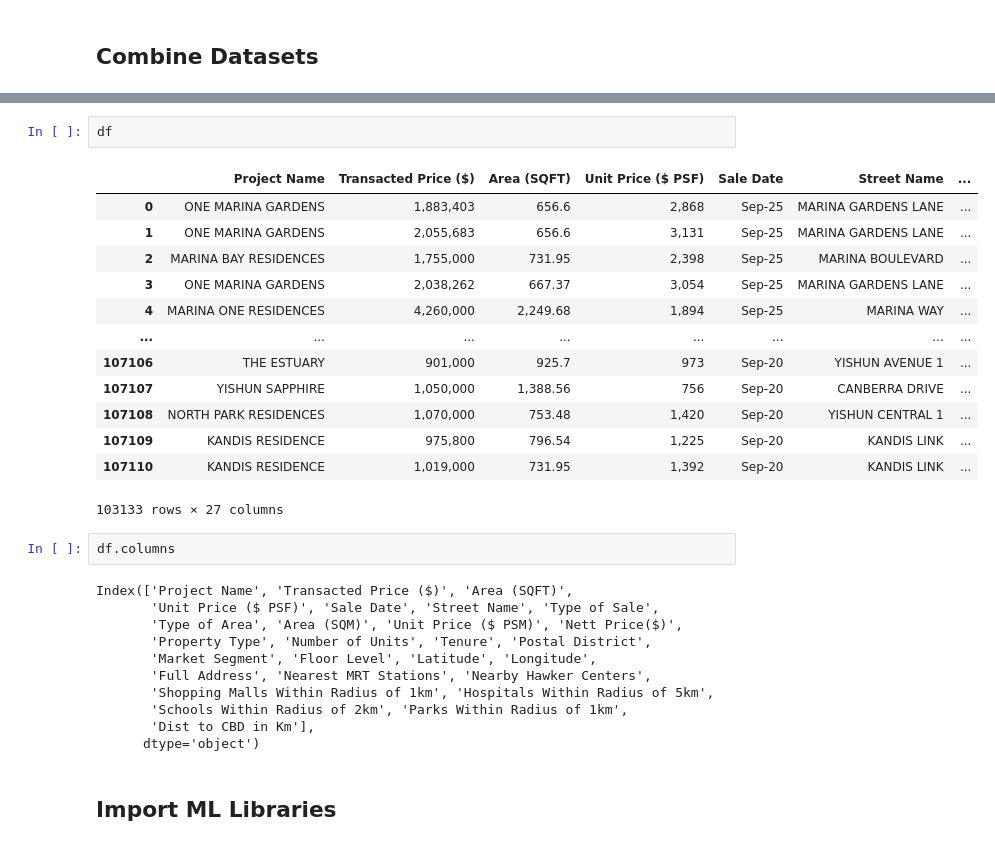
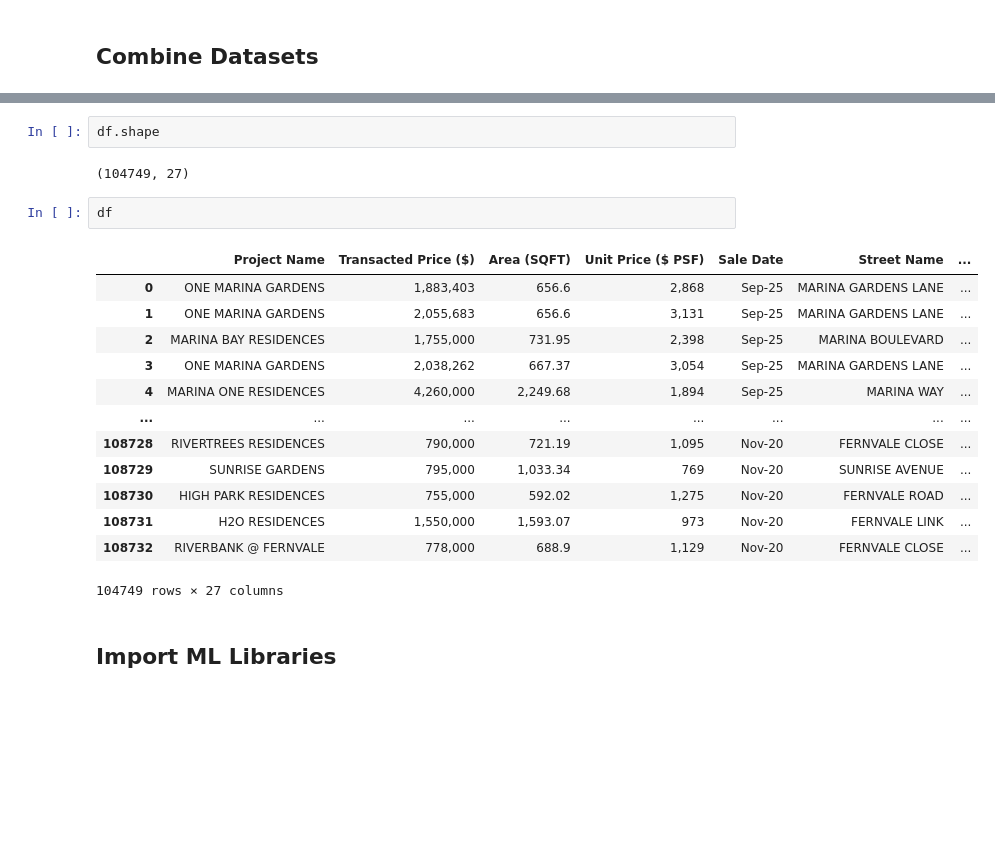
Before and after one commit to angelinemarcelle/COMP3522_Singapore_Private_Residential_Properties_Price_Analysis, a Jupyter notebook: notebooks/age_group.ipynb, the cells around one changed output, grey strips where cells are left out. Saved outputs shown, nothing was run; the diff lists cells and outputs as text; blank space fills up the shorter version.

```diff
--- a/notebooks/age_group.ipynb
+++ b/notebooks/age_group.ipynb
@@ -316,34 +313,25 @@ df = pd.concat([
 df.drop_duplicates(inplace=True)
 df.to_csv('../datasets/updated_coordinates/combined_updated.csv', index=False)
 # %%
-df
+df.shape
 # %% [output]
-|  | Project Name | Transacted Price ($) | Area (SQFT) | Unit Price ($ PSF) | Sale Date | Street Name | ... |
-| 0 | ONE MARINA GARDENS | 1,883,403 | 656.6 | 2,868 | Sep-25 | MARINA GARDENS LANE | ... |
-| 1 | ONE MARINA GARDENS | 2,055,683 | 656.6 | 3,131 | Sep-25 | MARINA GARDENS LANE | ... |
-| 2 | MARINA BAY RESIDENCES | 1,755,000 | 731.95 | 2,398 | Sep-25 | MARINA BOULEVARD | ... |
-| 3 | ONE MARINA GARDENS | 2,038,262 | 667.37 | 3,054 | Sep-25 | MARINA GARDENS LANE | ... |
-| 4 | MARINA ONE RESIDENCES | 4,260,000 | 2,249.68 | 1,894 | Sep-25 | MARINA WAY | ... |
-| ... | ... | ... | ... | ... | ... | ... | ... |
-| 107106 | THE ESTUARY | 901,000 | 925.7 | 973 | Sep-20 | YISHUN AVENUE 1 | ... |
-| 107107 | YISHUN SAPPHIRE | 1,050,000 | 1,388.56 | 756 | Sep-20 | CANBERRA DRIVE | ... |
-| 107108 | NORTH PARK RESIDENCES | 1,070,000 | 753.48 | 1,420 | Sep-20 | YISHUN CENTRAL 1 | ... |
-| 107109 | KANDIS RESIDENCE | 975,800 | 796.54 | 1,225 | Sep-20 | KANDIS LINK | ... |
-| 107110 | KANDIS RESIDENCE | 1,019,000 | 731.95 | 1,392 | Sep-20 | KANDIS LINK | ... |
-103133 rows × 27 columns
+(104749, 27)
 # %%
-df.columns
+df
 # %% [output]
+|  | Project Name | Transacted Price ($) | Area (SQFT) | Unit Price ($ PSF) | Sale Date | Street Name | ... |
+| 0 | ONE MARINA GARDENS | 1,883,403 | 656.6 | 2,868 | Sep-25 | MARINA GARDENS LANE | ... |
+| 1 | ONE MARINA GARDENS | 2,055,683 | 656.6 | 3,131 | Sep-25 | MARINA GARDENS LANE | ... |
+| 2 | MARINA BAY RESIDENCES | 1,755,000 | 731.95 | 2,398 | Sep-25 | MARINA BOULEVARD | ... |
+| 3 | ONE MARINA GARDENS | 2,038,262 | 667.37 | 3,054 | Sep-25 | MARINA GARDENS LANE | ... |
+| 4 | MARINA ONE RESIDENCES | 4,260,000 | 2,249.68 | 1,894 | Sep-25 | MARINA WAY | ... |
+| ... | ... | ... | ... | ... | ... | ... | ... |
+| 108728 | RIVERTREES RESIDENCES | 790,000 | 721.19 | 1,095 | Nov-20 | FERNVALE CLOSE | ... |
+| 108729 | SUNRISE GARDENS | 795,000 | 1,033.34 | 769 | Nov-20 | SUNRISE AVENUE | ... |
+| 108730 | HIGH PARK RESIDENCES | 755,000 | 592.02 | 1,275 | Nov-20 | FERNVALE ROAD | ... |
+| 108731 | H2O RESIDENCES | 1,550,000 | 1,593.07 | 973 | Nov-20 | FERNVALE LINK | ... |
+| 108732 | RIVERBANK @ FERNVALE | 778,000 | 688.9 | 1,129 | Nov-20 | FERNVALE CLOSE | ... |
-Index(['Project Name', 'Transacted Price ($)', 'Area (SQFT)',
-       'Unit Price ($ PSF)', 'Sale Date', 'Street Name', 'Type of Sale',
-       'Type of Area', 'Area (SQM)', 'Unit Price ($ PSM)', 'Nett Price($)',
-       'Property Type', 'Number of Units', 'Tenure', 'Postal District',
-       'Market Segment', 'Floor Level', 'Latitude', 'Longitude',
-       'Full Address', 'Nearest MRT Stations', 'Nearby Hawker Centers',
-       'Shopping Malls Within Radius of 1km', 'Hospitals Within Radius of 5km',
-       'Schools Within Radius of 2km', 'Parks Within Radius of 1km',
-       'Dist to CBD in Km'],
-      dtype='object')
+104749 rows × 27 columns
 # %% [markdown]
 ## Import ML Libraries
 # %%
```
Also changed, not shown: parts of 8 cells of this notebook.
